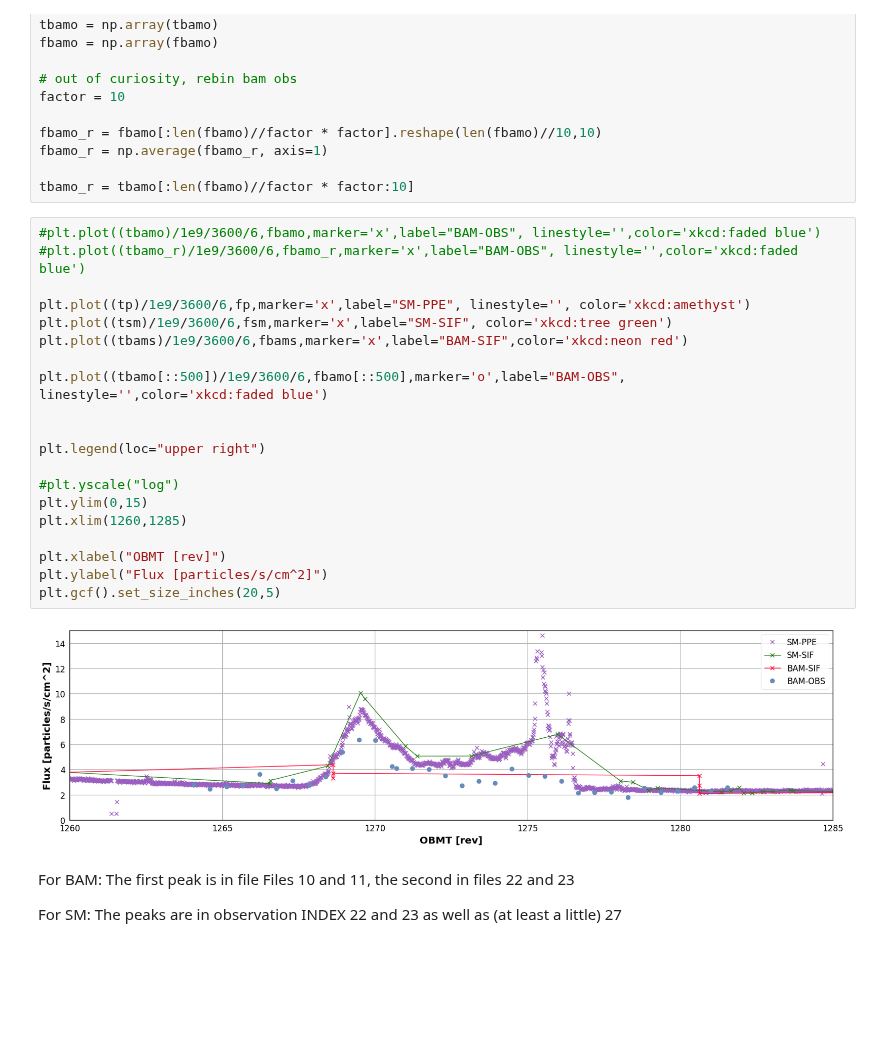
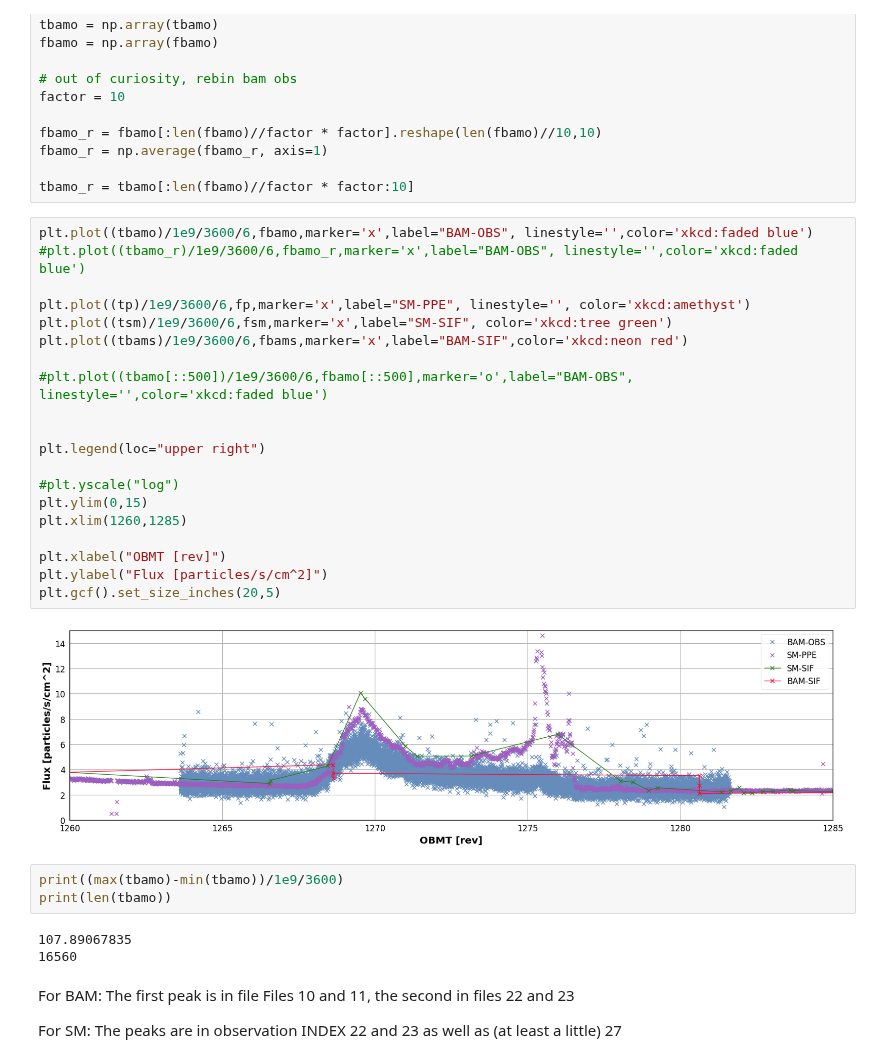
Before and after one commit to asierabreu/cosmics, a Jupyter notebook: analysis/cross-checks/fluxes.ipynb, the cells around one changed output. Saved outputs shown, nothing was run; the diff lists cells and outputs as text; blank space fills up the shorter version.

```diff
--- a/analysis/cross-checks/fluxes.ipynb
+++ b/analysis/cross-checks/fluxes.ipynb
@@ -321,27 +327,33 @@ fbamo_r = np.average(fbamo_r, axis=1)
 
 tbamo_r = tbamo[:len(fbamo)//factor * factor:10]
 # %%
-#plt.plot((tbamo)/1e9/3600/6,fbamo,marker='x',label="BAM-OBS", linestyle='',color='xkcd:faded blue')
+plt.plot((tbamo)/1e9/3600/6,fbamo,marker='x',label="BAM-OBS", linestyle='',color='xkcd:faded blue')
 #plt.plot((tbamo_r)/1e9/3600/6,fbamo_r,marker='x',label="BAM-OBS", linestyle='',color='xkcd:faded blue')
 
 plt.plot((tp)/1e9/3600/6,fp,marker='x',label="SM-PPE", linestyle='', color='xkcd:amethyst')
 plt.plot((tsm)/1e9/3600/6,fsm,marker='x',label="SM-SIF", color='xkcd:tree green')
 plt.plot((tbams)/1e9/3600/6,fbams,marker='x',label="BAM-SIF",color='xkcd:neon red')
 
-plt.plot((tbamo[::500])/1e9/3600/6,fbamo[::500],marker='o',label="BAM-OBS", linestyle='',color='xkcd:faded blue')
+#plt.plot((tbamo[::500])/1e9/3600/6,fbamo[::500],marker='o',label="BAM-OBS", linestyle='',color='xkcd:faded blue')
 
 
 plt.legend(loc="upper right")
 
 #plt.yscale("log")
 plt.ylim(0,15)
 plt.xlim(1260,1285)
 
 plt.xlabel("OBMT [rev]")
 plt.ylabel("Flux [particles/s/cm^2]")
 plt.gcf().set_size_inches(20,5)
 # %% [output]
-[figure, old version]
+[figure, new version]
+# %%
+print((max(tbamo)-min(tbamo))/1e9/3600)
+print(len(tbamo))
+# %% [output]
+107.89067835
+16560
 # %% [markdown]
 For BAM: The first peak is in file Files 10 and 11, the second in files 22 and 23
 
```
Also changed, not shown: parts of 2 cells of this notebook, 10 other files.
